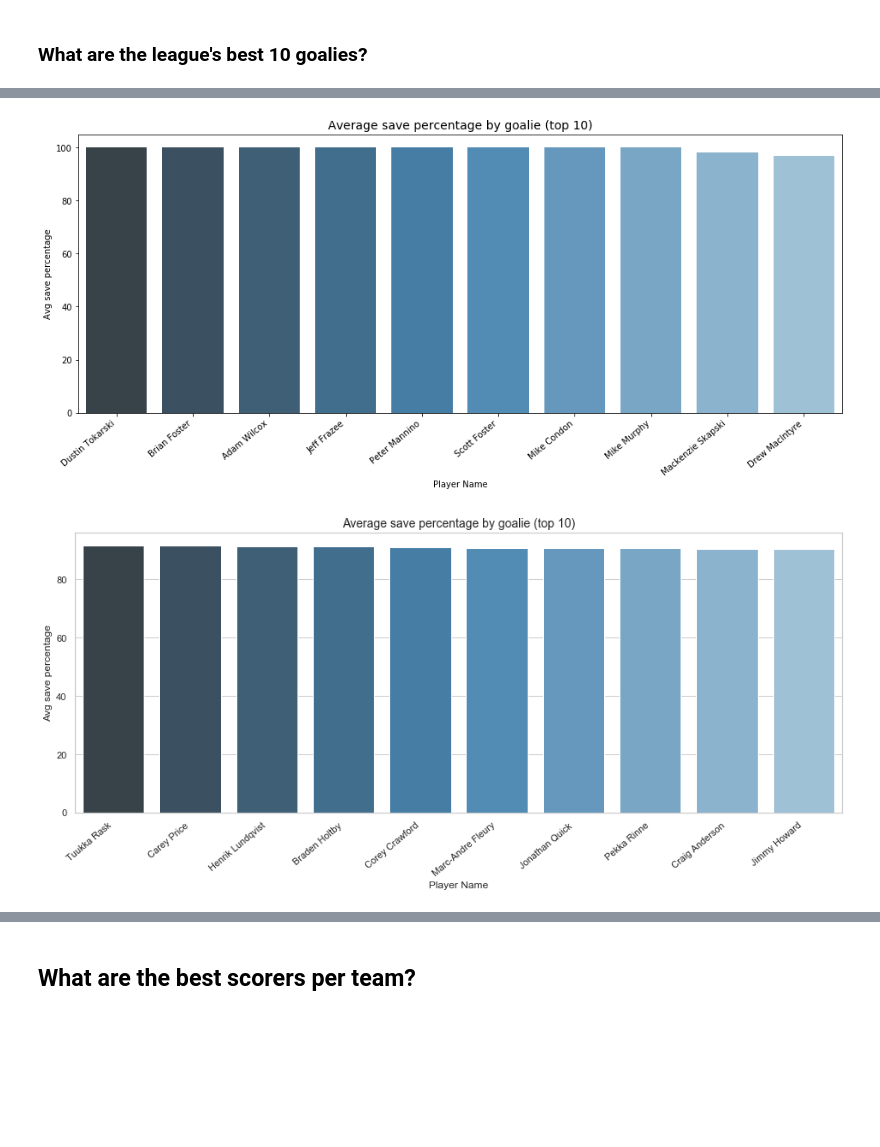
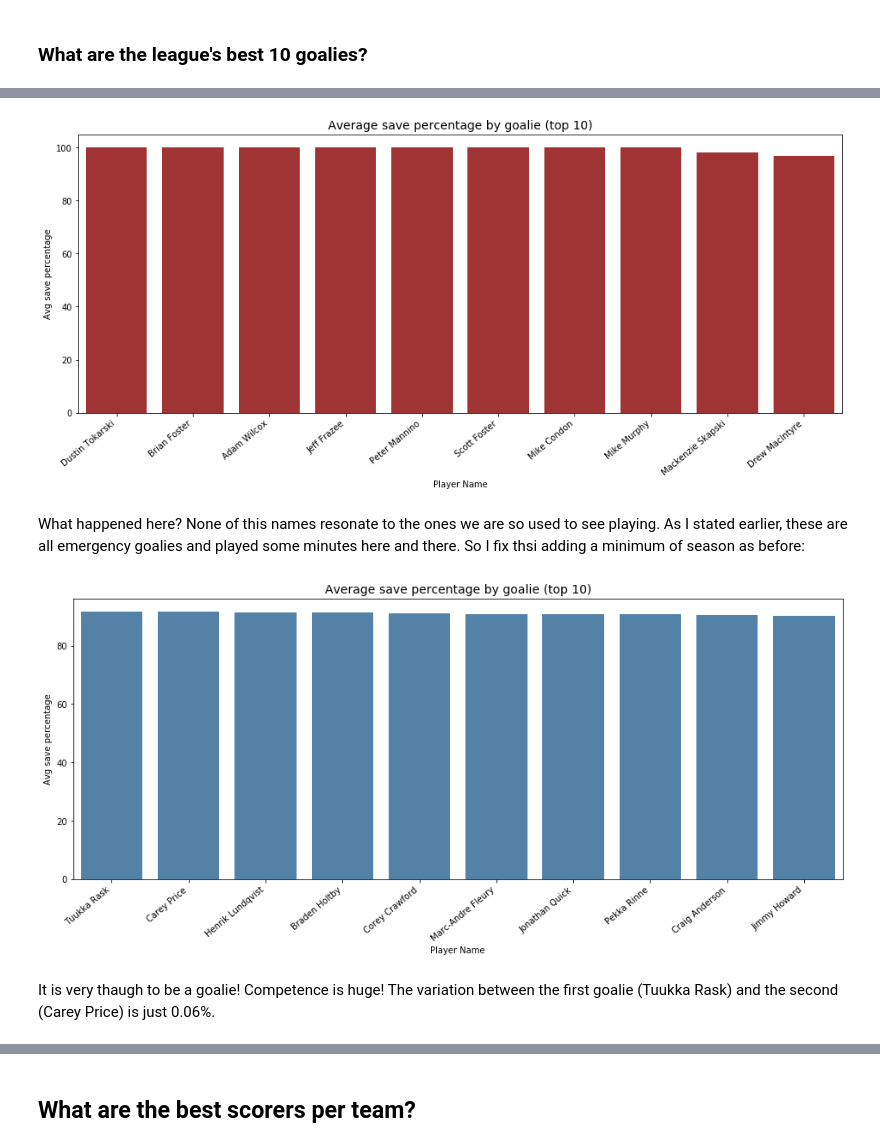
Before and after one commit to pwolter/HockeyStats, a Jupyter notebook: Hockey_fun.ipynb, the cells around one changed output, grey strips where cells are left out. Cells and saved outputs as stored; diff of their text form; code cells hidden in the pictures; blank space fills up the shorter version.

```diff
--- a/Hockey_fun.ipynb
+++ b/Hockey_fun.ipynb
@@ -56,14 +59,17 @@ def display_all(df):
     with pd.option_context("display.max_rows", 1000, "display.max_columns", 1000):
         display(df)
 # %%
-def display_bar_plot(x, y):
+def display_bar_plot(x, y, color):
     '''
-    INPUT - x and y axis from the datas set to plot
+    INPUT - x and y axis from the data set to plot
     OUTPUT -
             display the dataframe's bar plot
     '''
     plt.figure(figsize=(16,6))
-    ax = sns.barplot(x=x, y=y, palette='Blues_d')
+    sns.set_color_codes("dark")
+    ax = sns.barplot(x=x, y=y, color=color)
+    ax.grid(False)
+    #ax = sns.barplot(x=x, y=y, palette='Spectral')
     ax.set_xticklabels(ax.get_xticklabels(), rotation=40, ha="right")
 # %% [markdown]
 ## Look at the data
@@ -658,3 +686,14 @@ top_10_skaters[top_10_skaters['games_played'] > min_games].sort_values('penalty_
 # %% [markdown]
 ### What are the league's best 10 goalies?
+# %%
+# I drop all columns that I don't need in my analysis for now
+top_goalies = goalie[['game_id','teamName','fullName','timeOnIce','savePercentage', 'shortHandedSaves']]\
+    .groupby(['teamName','fullName'], as_index=False)\
+    .agg({'game_id':'count', 'savePercentage':'mean', 'timeOnIce':'mean', 'shortHandedSaves':'mean'})\
+# %%
+# Rename columns
+top_goalies.columns = ['team_name','player_name','games_played','avg_save_percentage','avg_time_on_ice', 'avg_short_handed_saves']
+# %%
+# Let's convert the time on ice from seconds to minutes
+top_goalies['avg_time_on_ice'] = top_goalies['avg_time_on_ice'] / 60
 # %%
@@ -697,10 +708,12 @@ top_10_goalies.head()
 # %%
-x = top_10_goalies.sort_values('avg_save_percentage', ascending=False).head(10)['player_name']
-y = top_10_goalies.sort_values('avg_save_percentage', ascending=False).head(10)['avg_save_percentage']
-display_bar_plot(x, y)
+x = top_goalies.sort_values('avg_save_percentage', ascending=False).head(10)['player_name']
+y = top_goalies.sort_values('avg_save_percentage', ascending=False).head(10)['avg_save_percentage']
+display_bar_plot(x, y, color='firebrick')
 plt.xlabel('Player Name')
 plt.ylabel('Avg save percentage')
 plt.title('Average save percentage by goalie (top 10)', fontsize=14)
 plt.show()
 # %% [output]
-[figure, old version]
+[figure, new version]
+# %% [markdown]
+What happened here? None of this names resonate to the ones we are so used to see playing. As I stated earlier, these are all emergency goalies and played some minutes here and there. So I fix thsi adding a minimum of season as before:
@@ -707,11 +722,13 @@ plt.show()
 # %%
-x = top_10_goalies[top_10_goalies['games_played'] > min_games].sort_values('avg_save_percentage', ascending=False).head(10)['player_name']
-y = top_10_goalies[top_10_goalies['games_played'] > min_games].sort_values('avg_save_percentage', ascending=False).head(10)['avg_save_percentage']
-display_bar_plot(x, y)
+x = top_goalies.sort_values('avg_save_percentage', ascending=False).head(10)['player_name']
+y = top_goalies.sort_values('avg_save_percentage', ascending=False).head(10)['avg_save_percentage']
+display_bar_plot(x, y, color='steelblue')
 plt.xlabel('Player Name')
 plt.ylabel('Avg save percentage')
 plt.title('Average save percentage by goalie (top 10)', fontsize=14)
 plt.show()
 # %% [output]
-[figure, old version]
+[figure, new version]
+# %% [markdown]
+It is very thaugh to be a goalie! Competence is huge! The variation between the first goalie (Tuukka Rask) and the second (Carey Price) is just 0.06%.
 # %%
```
Also changed, not shown: parts of 59 cells of this notebook, 2 other files.
